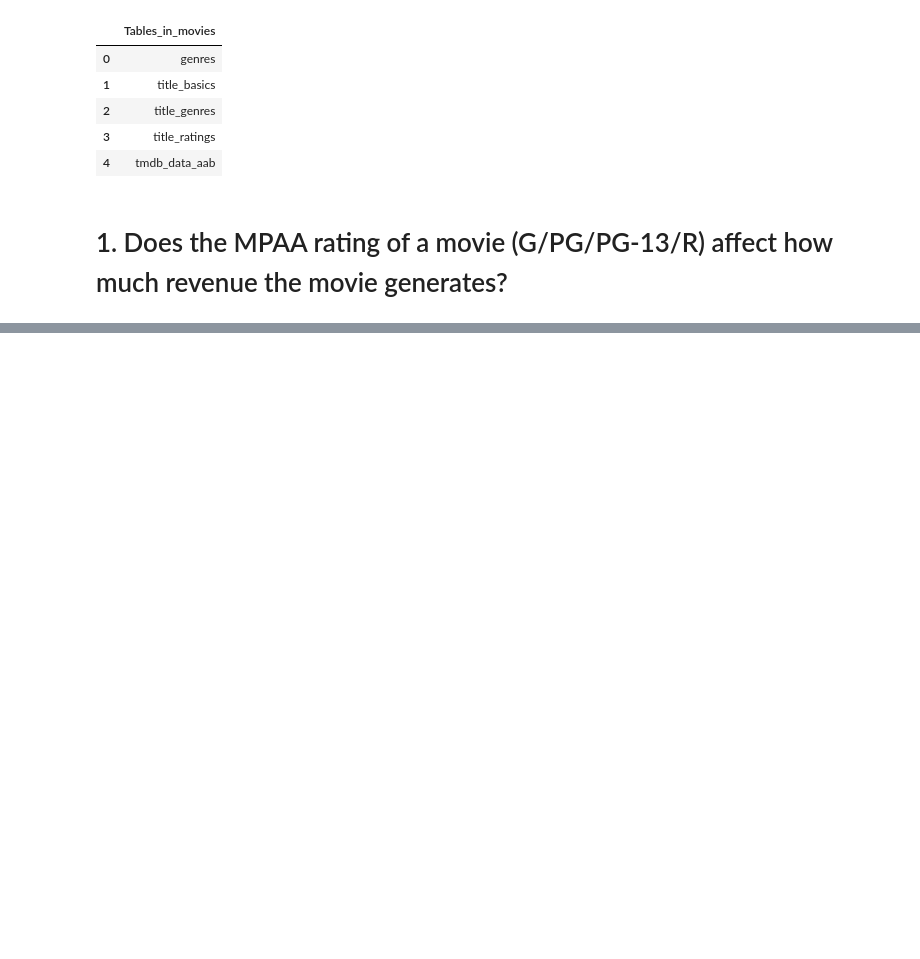
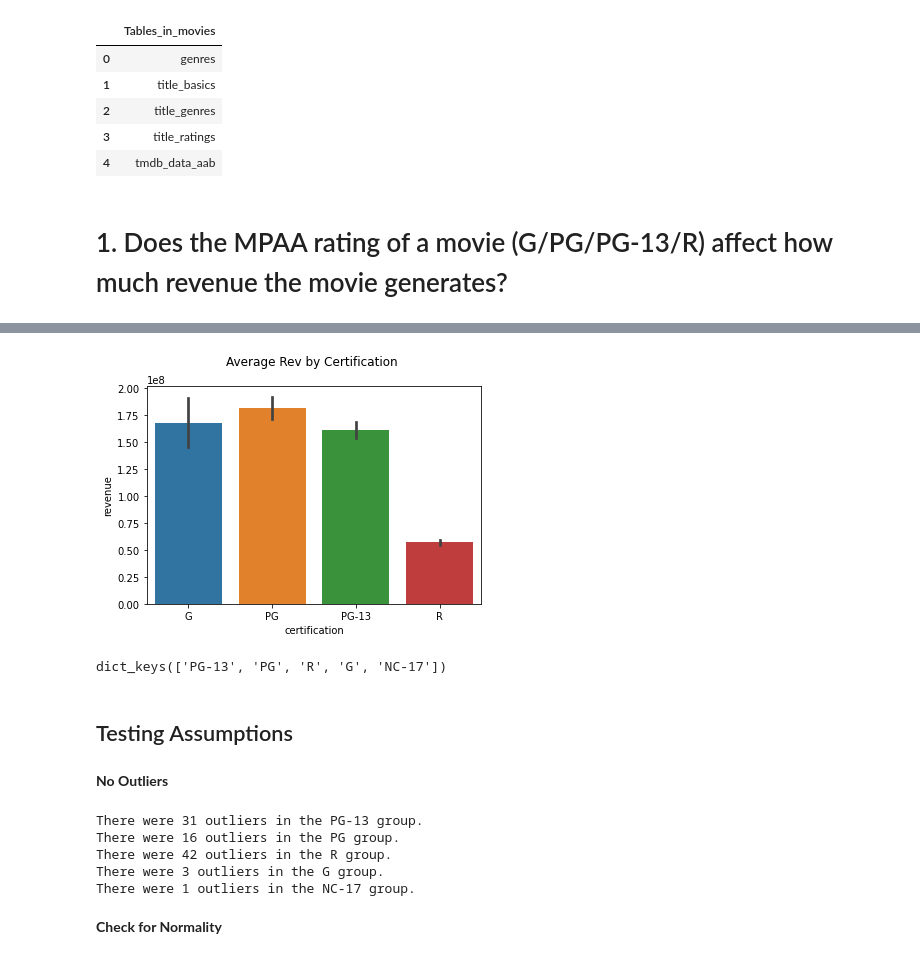
Before and after one commit to cole-beach/What-Makes-A-Movie-Successful, a Jupyter notebook: What Makes a Movie Successful - Part 04 - Hypothesis Testing.ipynb, the cells around one changed output, grey strips where cells are left out. Cells and saved outputs as stored; diff of their text form; code cells hidden in the pictures; blank space fills up the shorter version.

Commit message:
Hypothesis Testing

```diff
--- a/What Makes a Movie Successful - Part 04 - Hypothesis Testing.ipynb
+++ b/What Makes a Movie Successful - Part 04 - Hypothesis Testing.ipynb
@@ -88,0 +87,6 @@ q = """SELECT * FROM """
+# %%
+q = """SELECT * FROM tmdb_data_mvp
+"""
+
+api_data =pd.read_sql(q,engine)
+api_data
@@ -88,0 +126,17 @@ q = """SELECT * FROM """
+# %%
+## fixing inconsitent certifications
+
+
+# fix extra space certs
+api_data['certification'] = api_data['certification'].str.strip()
+
+## fix certification col
+repl_cert = {'UR':'NR',
+             'Not Rated':'NR',
+             'Unrated':'NR',
+             '-':'NR',
+             '10':np.nan,
+             'ScreamFest Horror Film Festival':'NR'}
+
+api_data['certification'] = api_data['certification'].replace(repl_cert)
+api_data['certification'].value_counts(dropna=False)
@@ -88,0 +153,5 @@ q = """SELECT * FROM """
+# %%
+# Merging tables for final df
+df = api_data.dropna(subset=['certification'])
+df = df[(df['budget'] > 0) & df['revenue']>0]
+df
@@ -88,0 +181,3 @@ q = """SELECT * FROM """
+# %%
+df = df[df['revenue']!=0]
+df.info()
@@ -88,0 +219,37 @@ q = """SELECT * FROM """
+# %%
+cert_order = ['G', 'PG', 'PG-13', 'R']
+ax = sns.barplot(data=df, x='certification', y='revenue', ci=68, order=cert_order)
+ax.set_title("Average Rev by Certification \n");
+# %% [output]
+[figure, added]
+# %%
+# Saving certification groups revenue as dictionary
+groups = {}
+
+for cert in df['certification'].unique():
+    temp = df.loc[df['certification']==cert, 'revenue']
+    groups[cert] = temp
+
+groups.keys()
+# %% [output]
+dict_keys(['PG-13', 'PG', 'R', 'G', 'NC-17'])
+# %% [markdown]
+## Testing Assumptions
+# %% [markdown]
+**No Outliers**
+# %%
+for sector, data in groups.items():
+
+    outliers = np.abs(stats.zscore(data)) > 3
+    print(f"There were {outliers.sum()} outliers in the {sector} group.")
+
+    data = data.loc[~outliers]
+    groups[sector] = data
+# %% [output]
+There were 31 outliers in the PG-13 group.
+There were 16 outliers in the PG group.
+There were 42 outliers in the R group.
+There were 3 outliers in the G group.
+There were 1 outliers in the NC-17 group.
+# %% [markdown]
+**Check for Normality**
```
Also changed, not shown: parts of 31 cells of this notebook.
